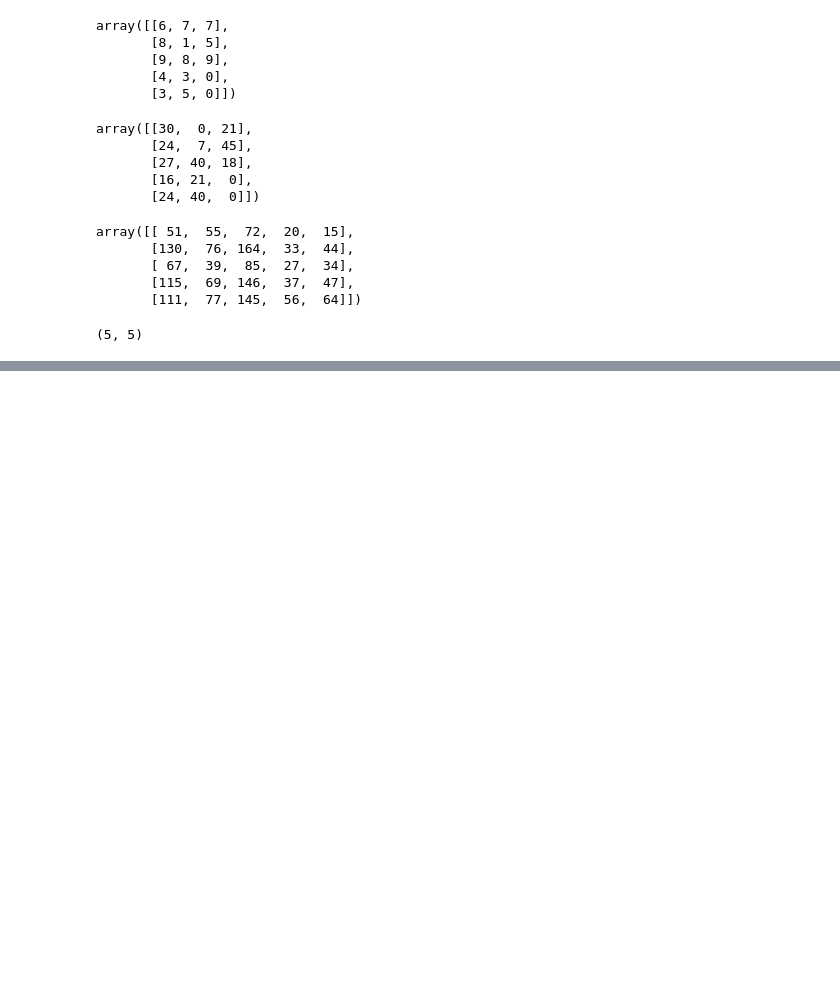
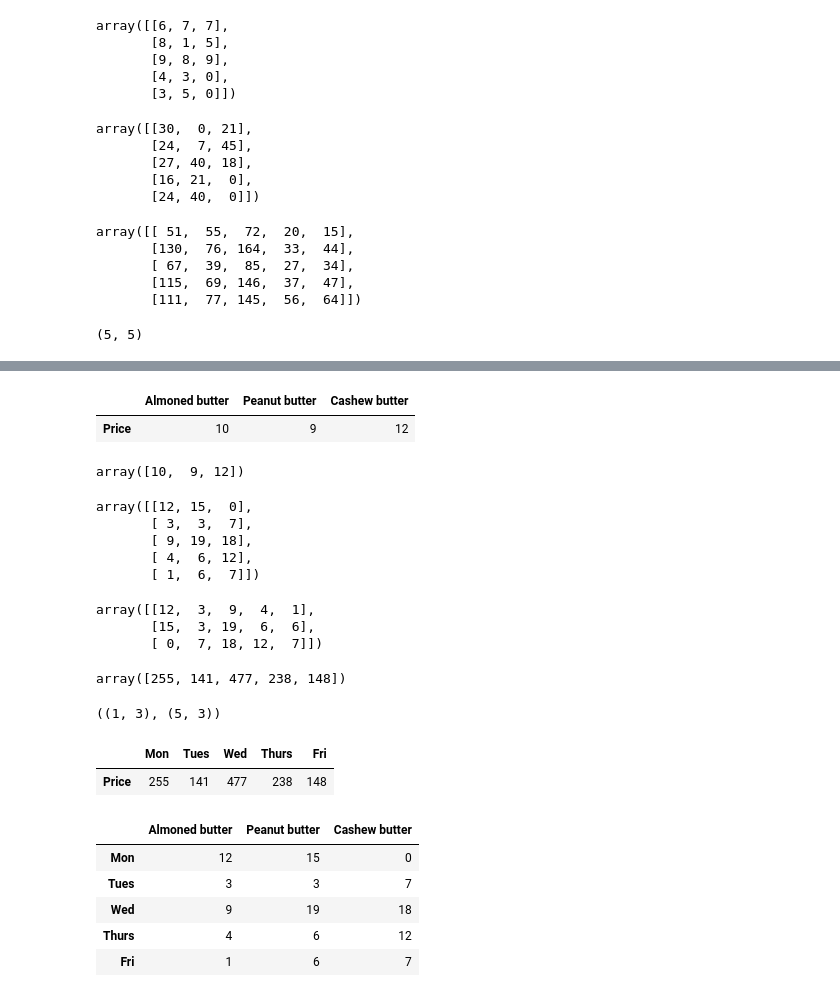
Before and after one commit to evnrodr/machine-learning-course, a Jupyter notebook: section 2 - data science and machine learning tools/introduction-to-numpy.ipynb, the cells around one changed output, grey strips where cells are left out. Cells and saved outputs as stored; diff of their text form; code cells hidden in the pictures; blank space fills up the shorter version.

```diff
--- a/section 2 - data science and machine learning tools/introduction-to-numpy.ipynb
+++ b/section 2 - data science and machine learning tools/introduction-to-numpy.ipynb
@@ -656,0 +685,53 @@ mat3.shape
+# %%
+# Create butter_prices DataFrame
+butter_prices = pd.DataFrame(prices.reshape(1, 3),
+                             index=['Price'],
+                             columns=['Almoned butter', 'Peanut butter', 'Cashew butter'])
+butter_prices
+# %% [output]
+|  | Almoned butter | Peanut butter | Cashew butter |
+| Price | 10 | 9 | 12 |
+# %%
+prices
+# %% [output]
+array([10,  9, 12])
+# %%
+sales_amounts
+# %% [output]
+array([[12, 15,  0],
+       [ 3,  3,  7],
+       [ 9, 19, 18],
+       [ 4,  6, 12],
+       [ 1,  6,  7]])
+# %%
+sales_amounts.T
+# %% [output]
+array([[12,  3,  9,  4,  1],
+       [15,  3, 19,  6,  6],
+       [ 0,  7, 18, 12,  7]])
+# %%
+# Shape aren't aligned, let's transpose
+total_sales = prices.dot(sales_amounts.T)
+total_sales
+# %% [output]
+array([255, 141, 477, 238, 148])
+# %%
+# Create daily_sales
+butter_prices.shape, weekly_sales.shape
+# %% [output]
+((1, 3), (5, 3))
+# %%
+daily_sales = butter_prices.dot(weekly_sales.T)
+daily_sales
+# %% [output]
+|  | Mon | Tues | Wed | Thurs | Fri |
+| Price | 255 | 141 | 477 | 238 | 148 |
+# %%
+weekly_sales
+# %% [output]
+|  | Almoned butter | Peanut butter | Cashew butter |
+| Mon | 12 | 15 | 0 |
+| Tues | 3 | 3 | 7 |
+| Wed | 9 | 19 | 18 |
+| Thurs | 4 | 6 | 12 |
+| Fri | 1 | 6 | 7 |
```
Also changed, not shown: parts of 39 cells of this notebook, 4 other files.
